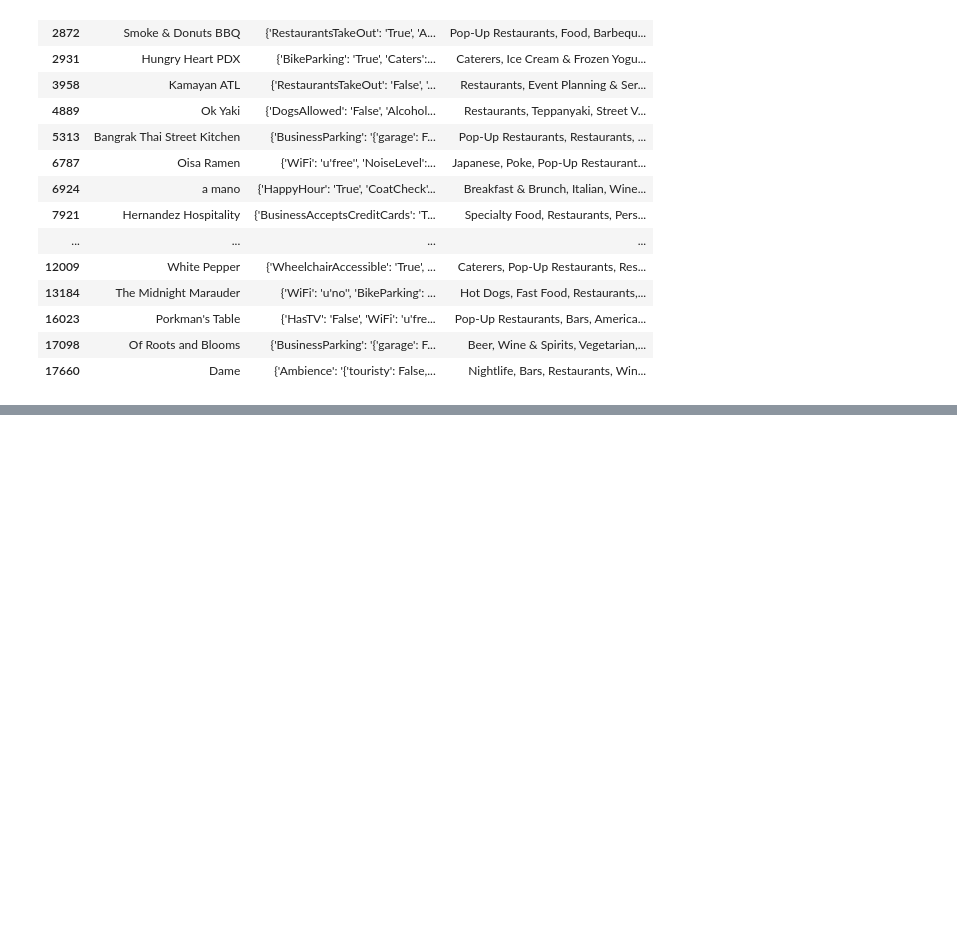
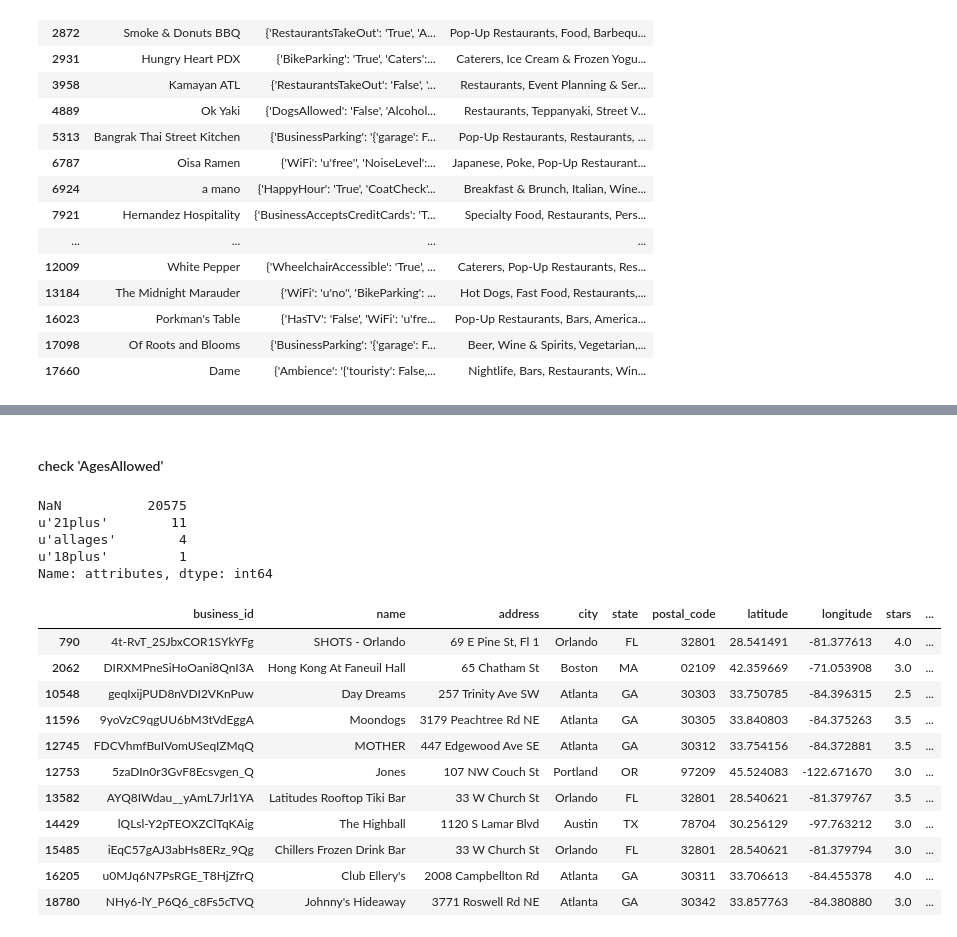
Before and after one commit to christinabrady/ds4a_women_project, a Jupyter notebook: clean-restaurant-data.ipynb, the cells around one changed output, grey strips where cells are left out. Drawn from its saved outputs; the diff is of its cells as text; code cells hidden in the pictures; blank space fills up the shorter version.

```diff
--- a/clean-restaurant-data.ipynb
+++ b/clean-restaurant-data.ipynb
@@ -288,0 +494,4 @@ restaurant_df[restaurant_df['categories'].str.contains('Pop-Up Restaurants')][['
+# %%
+attr = 'BusinessAcceptsBitcoin'
+
+restaurants_nomissing_attr_df = restaurant_df[~restaurant_df['attributes'].isna()]
@@ -288,0 +602,27 @@ restaurant_df[restaurant_df['categories'].str.contains('Pop-Up Restaurants')][['
+# %% [markdown]
+#### check 'AgesAllowed'
+# %%
+attr = 'AgesAllowed'
+# %%
+restaurants_nomissing_attr_df.attributes.apply(lambda x: x.get(attr)).value_counts(dropna = False)
+# %% [output]
+NaN           20575
+u'21plus'        11
+u'allages'        4
+u'18plus'         1
+Name: attributes, dtype: int64
+# %%
+restaurants_nomissing_attr_df[restaurants_nomissing_attr_df.attributes.apply(lambda x: x.get(attr)) == "u'21plus'"]
+# %% [output]
+|  | business_id | name | address | city | state | postal_code | latitude | longitude | stars | ... |
+| 790 | 4t-RvT_2SJbxCOR1SYkYFg | SHOTS - Orlando | 69 E Pine St, Fl 1 | Orlando | FL | 32801 | 28.541491 | -81.377613 | 4.0 | ... |
+| 2062 | DIRXMPneSiHoOani8QnI3A | Hong Kong At Faneuil Hall | 65 Chatham St | Boston | MA | 02109 | 42.359669 | -71.053908 | 3.0 | ... |
+| 10548 | geqIxijPUD8nVDI2VKnPuw | Day Dreams | 257 Trinity Ave SW | Atlanta | GA | 30303 | 33.750785 | -84.396315 | 2.5 | ... |
+| 11596 | 9yoVzC9qgUU6bM3tVdEggA | Moondogs | 3179 Peachtree Rd NE | Atlanta | GA | 30305 | 33.840803 | -84.375263 | 3.5 | ... |
+| 12745 | FDCVhmfBuIVomUSeqIZMqQ | MOTHER | 447 Edgewood Ave SE | Atlanta | GA | 30312 | 33.754156 | -84.372881 | 3.5 | ... |
+| 12753 | 5zaDIn0r3GvF8Ecsvgen_Q | Jones | 107 NW Couch St | Portland | OR | 97209 | 45.524083 | -122.671670 | 3.0 | ... |
+| 13582 | AYQ8IWdau__yAmL7Jrl1YA | Latitudes Rooftop Tiki Bar | 33 W Church St | Orlando | FL | 32801 | 28.540621 | -81.379767 | 3.5 | ... |
+| 14429 | lQLsl-Y2pTEOXZClTqKAig | The Highball | 1120 S Lamar Blvd | Austin | TX | 78704 | 30.256129 | -97.763212 | 3.0 | ... |
+| 15485 | iEqC57gAJ3abHs8ERz_9Qg | Chillers Frozen Drink Bar | 33 W Church St | Orlando | FL | 32801 | 28.540621 | -81.379794 | 3.0 | ... |
+| 16205 | u0MJq6N7PsRGE_T8HjZfrQ | Club Ellery's | 2008 Campbellton Rd | Atlanta | GA | 30311 | 33.706613 | -84.455378 | 4.0 | ... |
+| 18780 | NHy6-lY_P6Q6_c8Fs5cTVQ | Johnny's Hideaway | 3771 Roswell Rd NE | Atlanta | GA | 30342 | 33.857763 | -84.380880 | 3.0 | ... |
```
Also changed, not shown: parts of 30 cells of this notebook.
